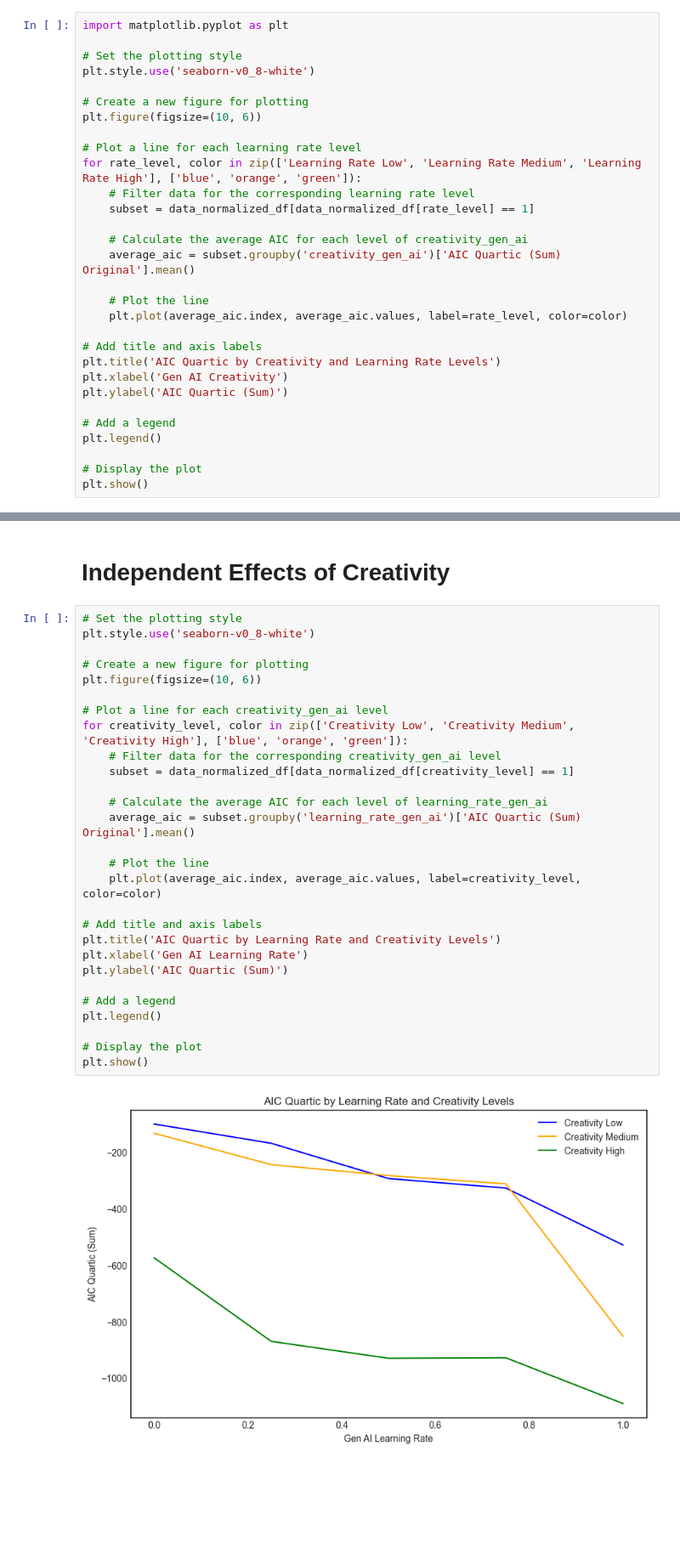
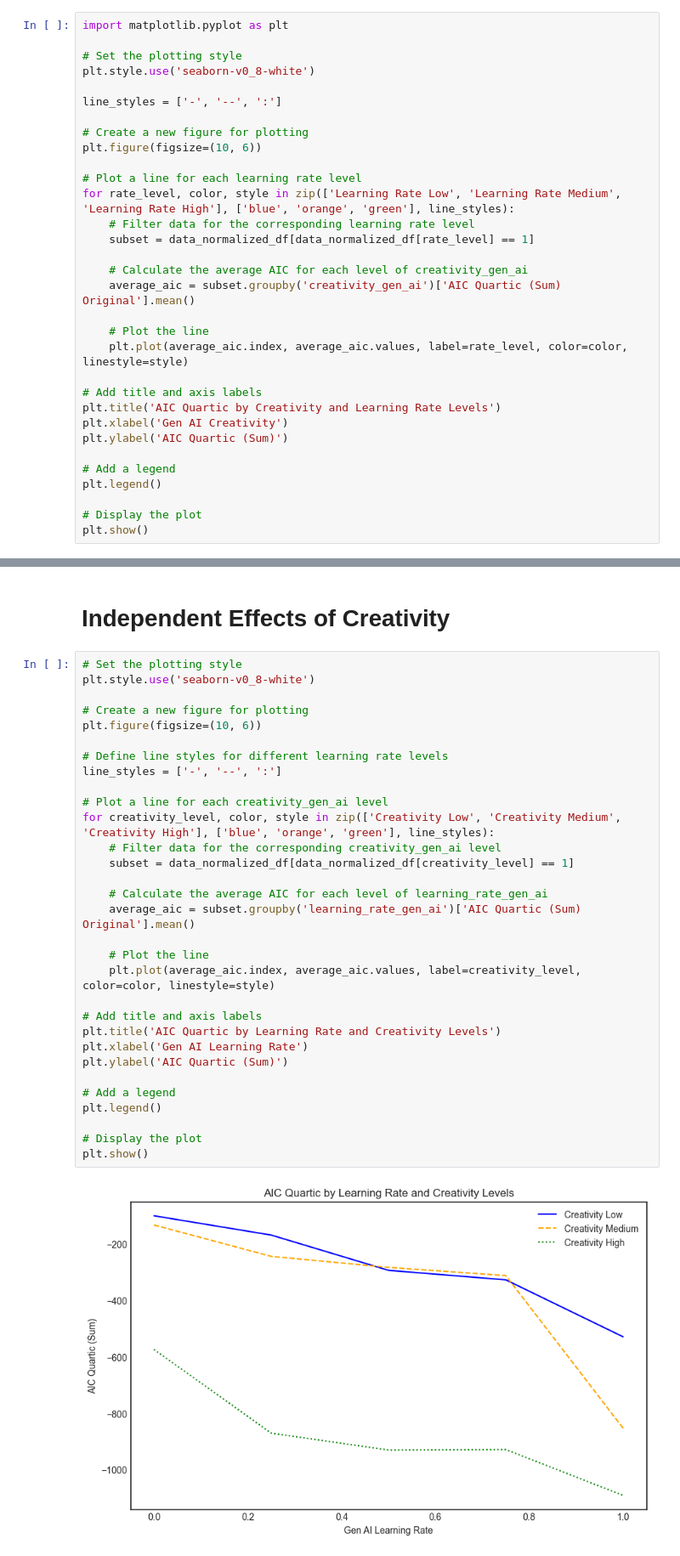
Before and after one commit to SecJiahui/GenAI_Customer, a Jupyter notebook: GenAI_Customer/regression.ipynb, the cells around one changed output, grey strips where cells are left out. Shown at 85% size. Saved outputs shown, nothing was run; the diff lists cells and outputs as text; blank space fills up the shorter version.

```diff
--- a/GenAI_Customer/regression.ipynb
+++ b/GenAI_Customer/regression.ipynb
@@ -675,11 +678,13 @@ import matplotlib.pyplot as plt
 # Set the plotting style
 plt.style.use('seaborn-v0_8-white')
 
+line_styles = ['-', '--', ':']
+
 # Create a new figure for plotting
 plt.figure(figsize=(10, 6))
 
 # Plot a line for each learning rate level
-for rate_level, color in zip(['Learning Rate Low', 'Learning Rate Medium', 'Learning Rate High'], ['blue', 'orange', 'green']):
+for rate_level, color, style in zip(['Learning Rate Low', 'Learning Rate Medium', 'Learning Rate High'], ['blue', 'orange', 'green'], line_styles):
     # Filter data for the corresponding learning rate level
     subset = data_normalized_df[data_normalized_df[rate_level] == 1]
 
@@ -687,7 +692,7 @@ for rate_level, color in zip(['Learning Rate Low', 'Learning Rate Medium', 'Lear
     average_aic = subset.groupby('creativity_gen_ai')['AIC Quartic (Sum) Original'].mean()
 
     # Plot the line
-    plt.plot(average_aic.index, average_aic.values, label=rate_level, color=color)
+    plt.plot(average_aic.index, average_aic.values, label=rate_level, color=color, linestyle=style)
 
 # Add title and axis labels
 plt.title('AIC Quartic by Creativity and Learning Rate Levels')
@@ -706,30 +711,33 @@ plt.show()
 # %%
 # Set the plotting style
 plt.style.use('seaborn-v0_8-white')
 
 # Create a new figure for plotting
 plt.figure(figsize=(10, 6))
 
+# Define line styles for different learning rate levels
+line_styles = ['-', '--', ':']
+
 # Plot a line for each creativity_gen_ai level
-for creativity_level, color in zip(['Creativity Low', 'Creativity Medium', 'Creativity High'], ['blue', 'orange', 'green']):
+for creativity_level, color, style in zip(['Creativity Low', 'Creativity Medium', 'Creativity High'], ['blue', 'orange', 'green'], line_styles):
     # Filter data for the corresponding creativity_gen_ai level
     subset = data_normalized_df[data_normalized_df[creativity_level] == 1]
 
     # Calculate the average AIC for each level of learning_rate_gen_ai
     average_aic = subset.groupby('learning_rate_gen_ai')['AIC Quartic (Sum) Original'].mean()
 
     # Plot the line
-    plt.plot(average_aic.index, average_aic.values, label=creativity_level, color=color)
+    plt.plot(average_aic.index, average_aic.values, label=creativity_level, color=color, linestyle=style)
 
 # Add title and axis labels
 plt.title('AIC Quartic by Learning Rate and Creativity Levels')
 plt.xlabel('Gen AI Learning Rate')
 plt.ylabel('AIC Quartic (Sum)')
 
 # Add a legend
 plt.legend()
 
 # Display the plot
 plt.show()
 # %% [output]
-[figure, old version]
+[figure, new version]
```
Also changed, not shown: parts of 21 cells of this notebook.
